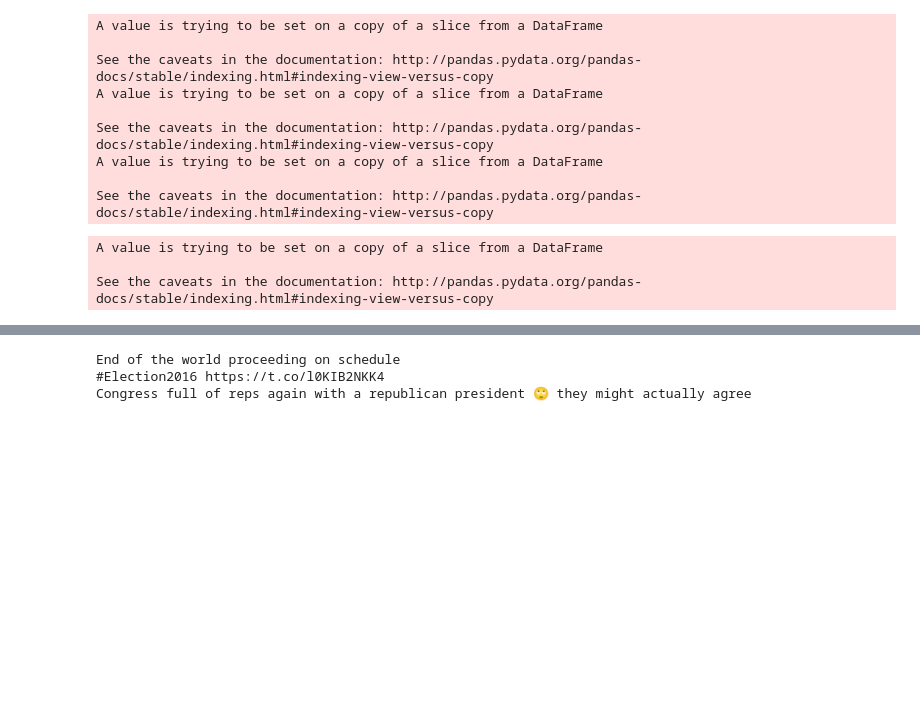
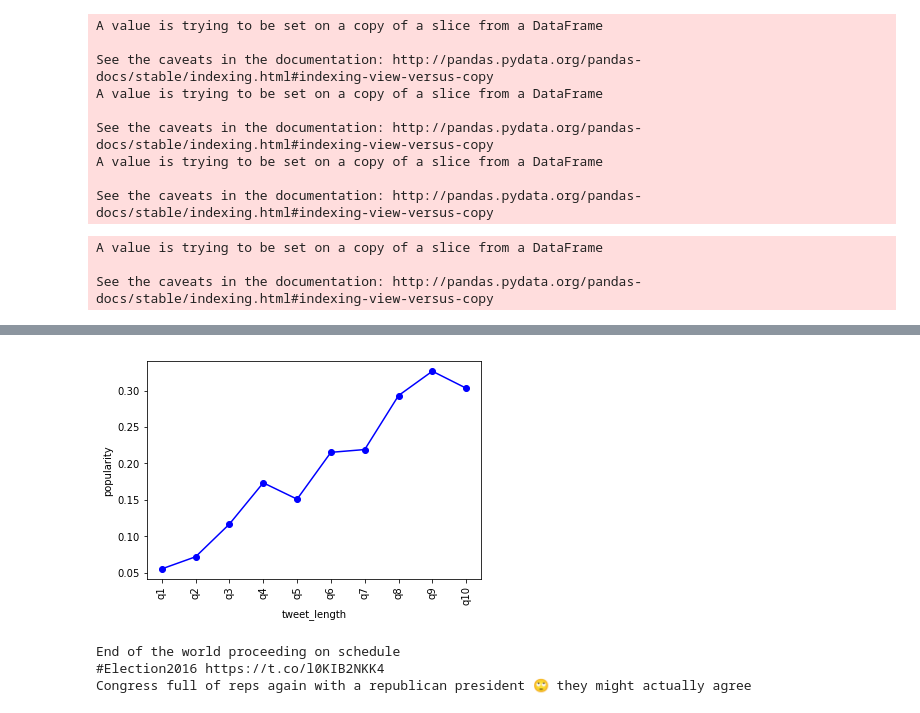
Before and after one commit to shraga89/perfect_tweet, a Jupyter notebook: election-day-tweets/Week4_Pandas_Tutorial.ipynb, the cells around one changed output, grey strips where cells are left out. Cells and saved outputs as stored; diff of their text form; code cells hidden in the pictures; blank space fills up the shorter version.

```diff
--- a/election-day-tweets/Week4_Pandas_Tutorial.ipynb
+++ b/election-day-tweets/Week4_Pandas_Tutorial.ipynb
@@ -86,3 +153,22 @@ df['popularity'] = df['popularity'].replace([np.inf, -np.inf], np.nan)
+# %%
+#list1 = list(range(0,170,10))
+#list2 = list(range(10,171,10))
+#labels = [str(x)+'-'+str(y) for x,y in zip(list1, list2)]
+labels = ['q'+str(y) for y in list(range(1,11))]
+
+ln = pd.DataFrame(df.groupby('len_text')['popularity'].mean())
+ln['num'] = pd.qcut(ln.index.get_values(), 10, labels = list(range(1,11)))
+ln = pd.DataFrame(ln.groupby('num')['popularity'].mean())
+x = ln.index.get_values()
+y = ln['popularity']
+plt.plot(x, y, 'bo-')
+plt.xlabel('tweet_length')
+plt.ylabel('popularity')
+plt.xticks(x, labels, rotation='vertical')
+plt.savefig('pop_len.jpg', bbox_inches = 'tight')
+plt.show()
+# %% [output]
+[figure, added]
 # %%
 pd.set_option('float_format', '{:f}'.format)
 pd.options.display.max_colwidth = 1000
```
Also changed, not shown: parts of 11 cells of this notebook.
